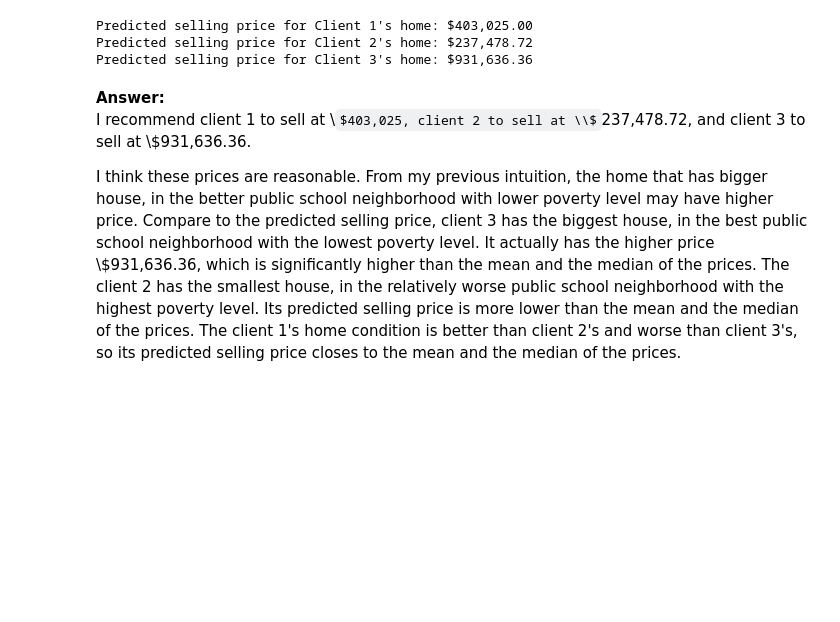
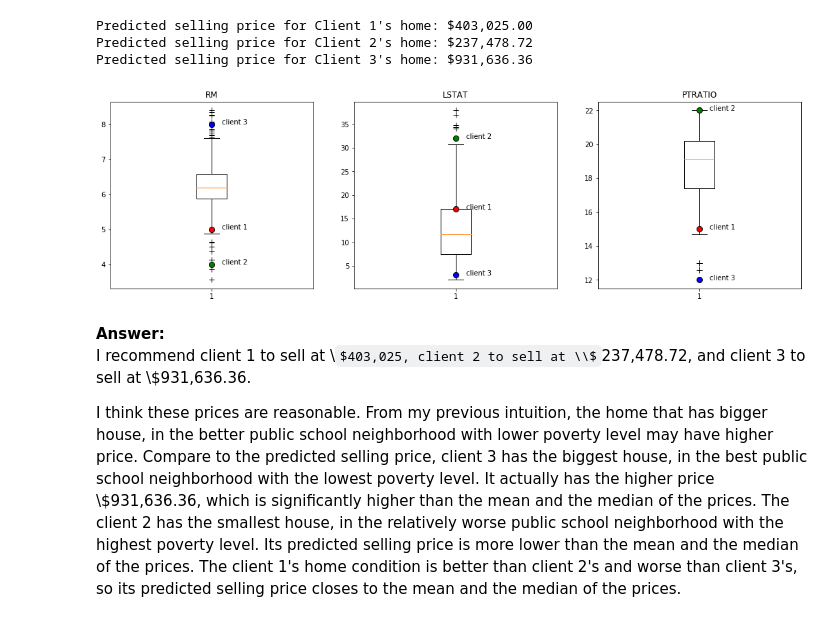
Before and after one commit to kaoyuching/boston_housing, a Jupyter notebook: boston_housing.ipynb, the cells around one changed output. Drawn from its saved outputs; the diff is of its cells as text; code cells hidden in the pictures; some formulas as TeX source; blank space fills up the shorter version.

Commit message:
Update boston_housing.ipynb
Add boxplot of features.

```diff
--- a/boston_housing.ipynb
+++ b/boston_housing.ipynb
@@ -426,6 +424,22 @@ for i, price in enumerate(reg.predict(client_data)):
 Predicted selling price for Client 1's home: $403,025.00
 Predicted selling price for Client 2's home: $237,478.72
 Predicted selling price for Client 3's home: $931,636.36
+# %%
+client = ['client 1', 'client 2', 'client 3']
+color = ['r', 'g', 'b']
+var = ['RM', 'LSTAT', 'PTRATIO']
+
+plt.figure(figsize = (18, 5))
+for s in range(3):
+    plt.subplot(1, 3, s+1)
+    flierprops = dict(marker='+', markersize=8, linestyle='none', markeredgecolor='k')
+    plt.boxplot(data[var[s]], flierprops = flierprops)
+    plt.title(var[s])
+    for i in range(3):
+        plt.plot(1, client_data[i][s], 'o', color = color[i], markeredgecolor = 'k', markersize = 8)
+        plt.text(1.05, client_data[i][s], client[i]);
+# %% [output]
+[figure, added]
 # %% [markdown]
 **Answer:**
 I recommend client 1 to sell at \\$403,025, client 2 to sell at \\$237,478.72, and client 3 to sell at \\$931,636.36.
```
Also changed, not shown: parts of 1 cell of this notebook.
